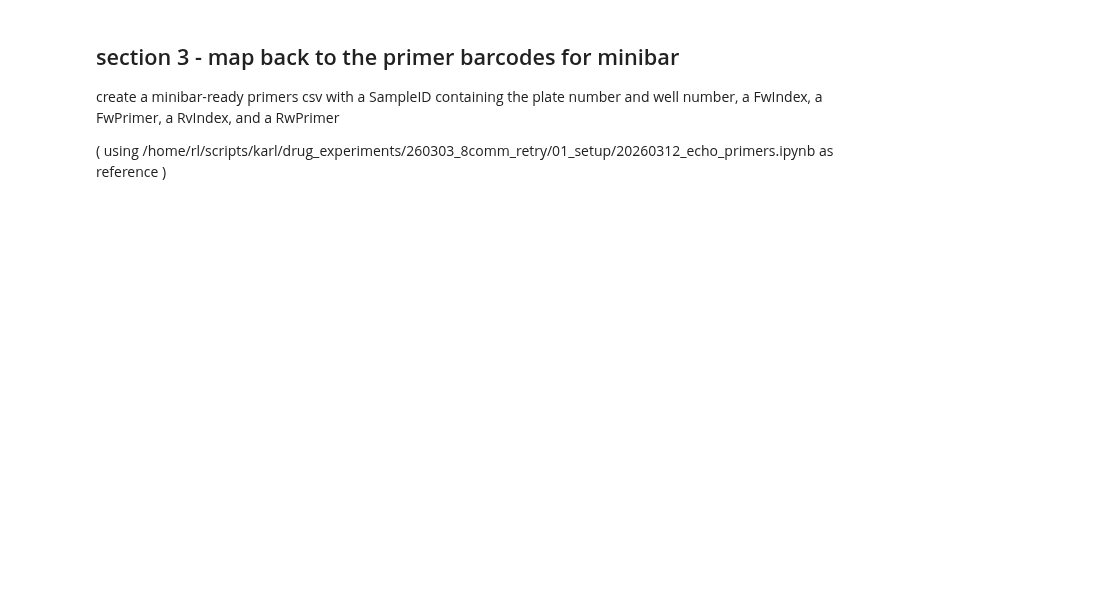
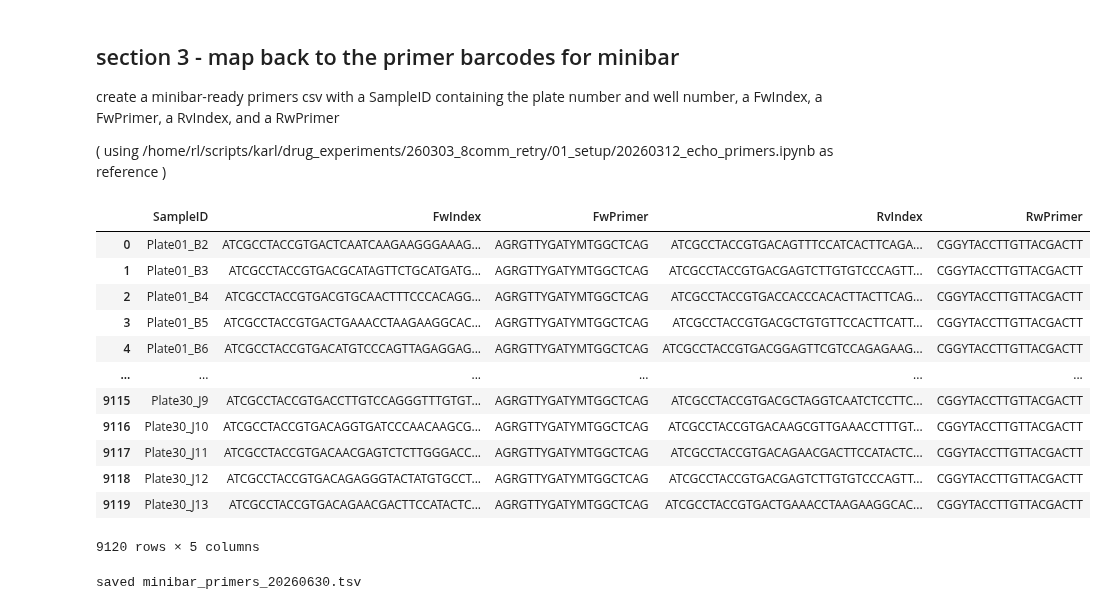
Before and after one commit to RatzkeLab/pairwise-interactions, a Jupyter notebook: 20260630/setup/experiment_setup.ipynb, the cells around one changed output. Cells and saved outputs as stored; diff of their text form; code cells hidden in the pictures; blank space fills up the shorter version.

```diff
--- a/20260630/experiment_setup.ipynb
+++ b/20260630/setup/experiment_setup.ipynb
@@ -374,3 +374,83 @@ create a minibar-ready primers csv with a SampleID containing the plate number a
 
 ( using /home/rl/scripts/karl/drug_experiments/260303_8comm_retry/01_setup/20260312_echo_primers.ipynb
 as reference )
+# %%
+primer_specs_path = './../../all_experiments/PrimerPlateSpecs.csv'
+
+df_barcodes = pd.read_csv(
+    primer_specs_path,
+    usecols=['Well Position', 'Sequence Name', 'Sequence']
+).copy()
+
+# match the storage-well order used in the reference notebook
+df_barcodes['Sequence'] = df_barcodes['Sequence'].str.replace(' ', '', regex=False)
+df_barcodes['Storage'] = np.concatenate((rprimers_full, fprimers_full))[:len(df_barcodes)]
+
+# forward barcode lookup
+df_fw = (
+    df_layout[['dest_plate', 'dest_well', 'fwd_source_well']]
+    .merge(
+        df_barcodes[['Storage', 'Sequence']],
+        left_on='fwd_source_well',
+        right_on='Storage',
+        how='left',
+        validate='m:1'
+    )
+    .rename(columns={'Sequence': 'FwIndex'})
+    .drop(columns=['Storage', 'fwd_source_well'])
+)
+
+# reverse barcode lookup
+df_rv = (
+    df_layout[['dest_plate', 'dest_well', 'rev_source_well']]
+    .merge(
+        df_barcodes[['Storage', 'Sequence']],
+        left_on='rev_source_well',
+        right_on='Storage',
+        how='left',
+        validate='m:1'
+    )
+    .rename(columns={'Sequence': 'RvIndex'})
+    .drop(columns=['Storage', 'rev_source_well'])
+)
+
+# combine into minibar-ready output
+df_minibar = (
+    df_fw.merge(df_rv, on=['dest_plate', 'dest_well'], how='inner')
+)
+
+df_minibar['SampleID'] = df_minibar.apply(
+    lambda row: f"Plate{int(row['dest_plate']):02d}_{row['dest_well']}",
+    axis=1
+)
+
+df_minibar['FwPrimer'] = 'AGRGTTYGATYMTGGCTCAG'
+df_minibar['RwPrimer'] = 'CGGYTACCTTGTTACGACTT'
+
+df_minibar = df_minibar[
+    ['SampleID', 'FwIndex', 'FwPrimer', 'RvIndex', 'RwPrimer']
+].copy()
+
+assert df_minibar['FwIndex'].notna().all(), 'missing forward index assignments'
+assert df_minibar['RvIndex'].notna().all(), 'missing reverse index assignments'
+
+display(df_minibar)
+
+out_tsv = f"minibar_primers_{randseed_date}.tsv"
+df_minibar.to_csv(out_tsv, sep='\t', index=False)
+print(f"saved {out_tsv}")
+# %% [output]
+|  | SampleID | FwIndex | FwPrimer | RvIndex | RwPrimer |
+| 0 | Plate01_B2 | ATCGCCTACCGTGACTCAATCAAGAAGGGAAAG... | AGRGTTYGATYMTGGCTCAG | ATCGCCTACCGTGACAGTTTCCATCACTTCAGA... | CGGYTACCTTGTTACGACTT |
+| 1 | Plate01_B3 | ATCGCCTACCGTGACGCATAGTTCTGCATGATG... | AGRGTTYGATYMTGGCTCAG | ATCGCCTACCGTGACGAGTCTTGTGTCCCAGTT... | CGGYTACCTTGTTACGACTT |
+| 2 | Plate01_B4 | ATCGCCTACCGTGACGTGCAACTTTCCCACAGG... | AGRGTTYGATYMTGGCTCAG | ATCGCCTACCGTGACCACCCACACTTACTTCAG... | CGGYTACCTTGTTACGACTT |
+| 3 | Plate01_B5 | ATCGCCTACCGTGACTGAAACCTAAGAAGGCAC... | AGRGTTYGATYMTGGCTCAG | ATCGCCTACCGTGACGCTGTGTTCCACTTCATT... | CGGYTACCTTGTTACGACTT |
+| 4 | Plate01_B6 | ATCGCCTACCGTGACATGTCCCAGTTAGAGGAG... | AGRGTTYGATYMTGGCTCAG | ATCGCCTACCGTGACGGAGTTCGTCCAGAGAAG... | CGGYTACCTTGTTACGACTT |
+| ... | ... | ... | ... | ... | ... |
+| 9115 | Plate30_J9 | ATCGCCTACCGTGACCTTGTCCAGGGTTTGTGT... | AGRGTTYGATYMTGGCTCAG | ATCGCCTACCGTGACGCTAGGTCAATCTCCTTC... | CGGYTACCTTGTTACGACTT |
+| 9116 | Plate30_J10 | ATCGCCTACCGTGACAGGTGATCCCAACAAGCG... | AGRGTTYGATYMTGGCTCAG | ATCGCCTACCGTGACAAGCGTTGAAACCTTTGT... | CGGYTACCTTGTTACGACTT |
+| 9117 | Plate30_J11 | ATCGCCTACCGTGACAACGAGTCTCTTGGGACC... | AGRGTTYGATYMTGGCTCAG | ATCGCCTACCGTGACAGAACGACTTCCATACTC... | CGGYTACCTTGTTACGACTT |
+| 9118 | Plate30_J12 | ATCGCCTACCGTGACAGAGGGTACTATGTGCCT... | AGRGTTYGATYMTGGCTCAG | ATCGCCTACCGTGACGAGTCTTGTGTCCCAGTT... | CGGYTACCTTGTTACGACTT |
+| 9119 | Plate30_J13 | ATCGCCTACCGTGACAGAACGACTTCCATACTC... | AGRGTTYGATYMTGGCTCAG | ATCGCCTACCGTGACTGAAACCTAAGAAGGCAC... | CGGYTACCTTGTTACGACTT |
+9120 rows × 5 columns
+saved minibar_primers_20260630.tsv
```
Also changed, not shown: parts of 3 cells of this notebook, 2 other files.
